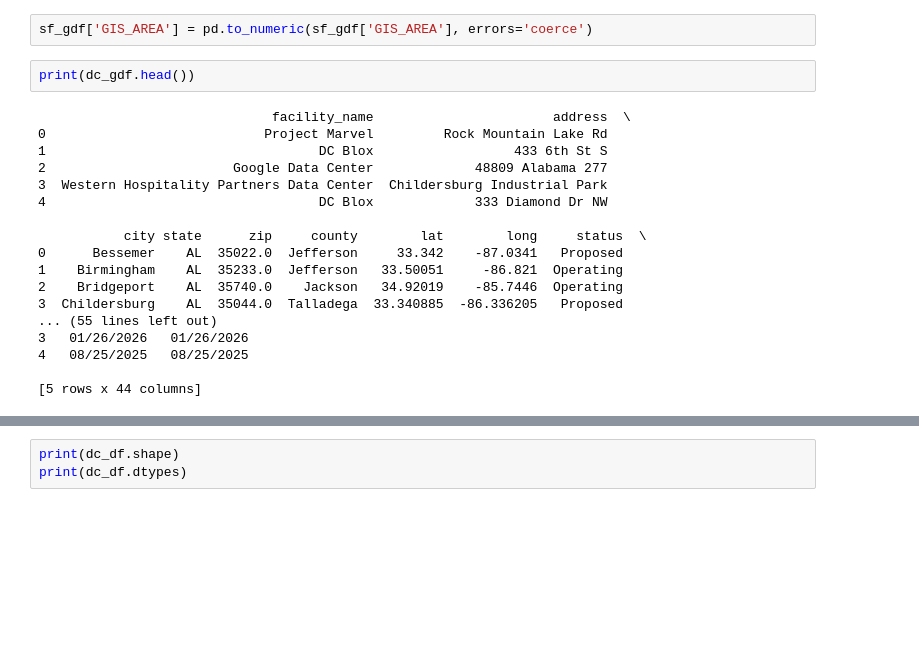
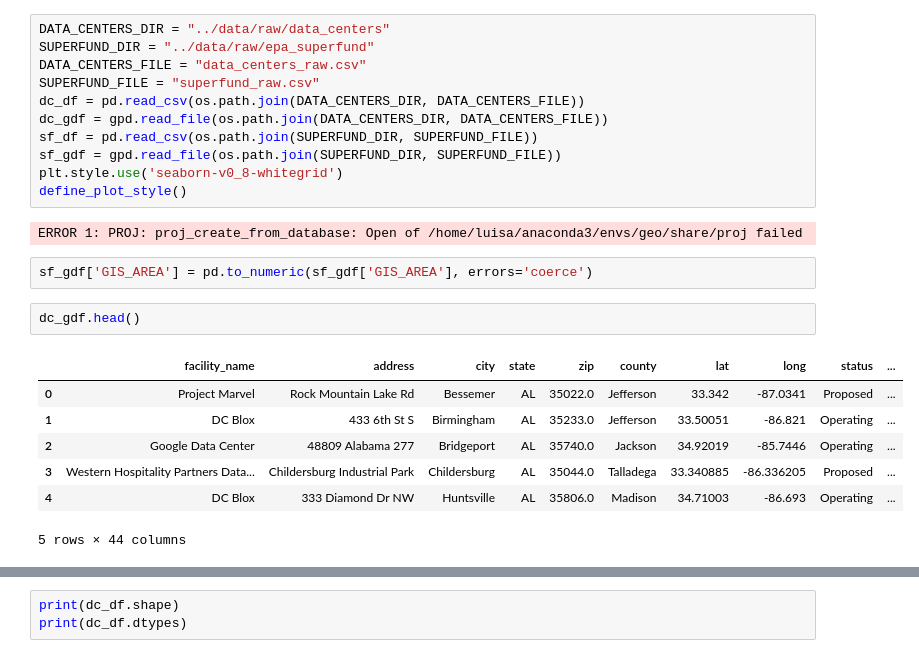
Before and after one commit to luisagroher/data_centers_and_superfund, a Jupyter notebook: notebooks/01 EDA Raw Data Exploration.ipynb, the cells around one changed output, grey strips where cells are left out. Cells and saved outputs as stored; diff of their text form; blank space fills up the shorter version.

Commit message:
adding notebook with raw data exploration

```diff
--- a/notebooks/EDA Raw.ipynb
+++ b/notebooks/01 EDA Raw Data Exploration.ipynb
@@ -113,23 +49,26 @@ sf_gdf = gpd.read_file(os.path.join(SUPERFUND_DIR, SUPERFUND_FILE))
+# %%
+DATA_CENTERS_DIR = "../data/raw/data_centers"
+SUPERFUND_DIR = "../data/raw/epa_superfund"
+DATA_CENTERS_FILE = "data_centers_raw.csv"
+SUPERFUND_FILE = "superfund_raw.csv"
+dc_df = pd.read_csv(os.path.join(DATA_CENTERS_DIR, DATA_CENTERS_FILE))
+dc_gdf = gpd.read_file(os.path.join(DATA_CENTERS_DIR, DATA_CENTERS_FILE))
+sf_df = pd.read_csv(os.path.join(SUPERFUND_DIR, SUPERFUND_FILE))
+sf_gdf = gpd.read_file(os.path.join(SUPERFUND_DIR, SUPERFUND_FILE))
+plt.style.use('seaborn-v0_8-whitegrid')
+define_plot_style()
+# %% [output]
+ERROR 1: PROJ: proj_create_from_database: Open of /home/luisa/anaconda3/envs/geo/share/proj failed
 # %%
 sf_gdf['GIS_AREA'] = pd.to_numeric(sf_gdf['GIS_AREA'], errors='coerce')
 # %%
-print(dc_gdf.head())
+dc_gdf.head()
 # %% [output]
+|  | facility_name | address | city | state | zip | county | lat | long | status | ... |
+| 0 | Project Marvel | Rock Mountain Lake Rd | Bessemer | AL | 35022.0 | Jefferson | 33.342 | -87.0341 | Proposed | ... |
+| 1 | DC Blox | 433 6th St S | Birmingham | AL | 35233.0 | Jefferson | 33.50051 | -86.821 | Operating | ... |
+| 2 | Google Data Center | 48809 Alabama 277 | Bridgeport | AL | 35740.0 | Jackson | 34.92019 | -85.7446 | Operating | ... |
+| 3 | Western Hospitality Partners Data... | Childersburg Industrial Park | Childersburg | AL | 35044.0 | Talladega | 33.340885 | -86.336205 | Proposed | ... |
+| 4 | DC Blox | 333 Diamond Dr NW | Huntsville | AL | 35806.0 | Madison | 34.71003 | -86.693 | Operating | ... |
-                              facility_name                       address  \
-0                            Project Marvel         Rock Mountain Lake Rd
-1                                   DC Blox                  433 6th St S
-2                        Google Data Center             48809 Alabama 277
-3  Western Hospitality Partners Data Center  Childersburg Industrial Park
-4                                   DC Blox             333 Diamond Dr NW
-
-           city state      zip     county        lat        long     status  \
-0      Bessemer    AL  35022.0  Jefferson     33.342    -87.0341   Proposed
-1    Birmingham    AL  35233.0  Jefferson   33.50051     -86.821  Operating
-2    Bridgeport    AL  35740.0    Jackson   34.92019    -85.7446  Operating
-3  Childersburg    AL  35044.0  Talladega  33.340885  -86.336205   Proposed
-... (55 lines left out)
-3   01/26/2026   01/26/2026
-4   08/25/2025   08/25/2025
-
-[5 rows x 44 columns]
+5 rows × 44 columns
 # %%
```
Also changed, not shown: parts of 19 cells of this notebook.
